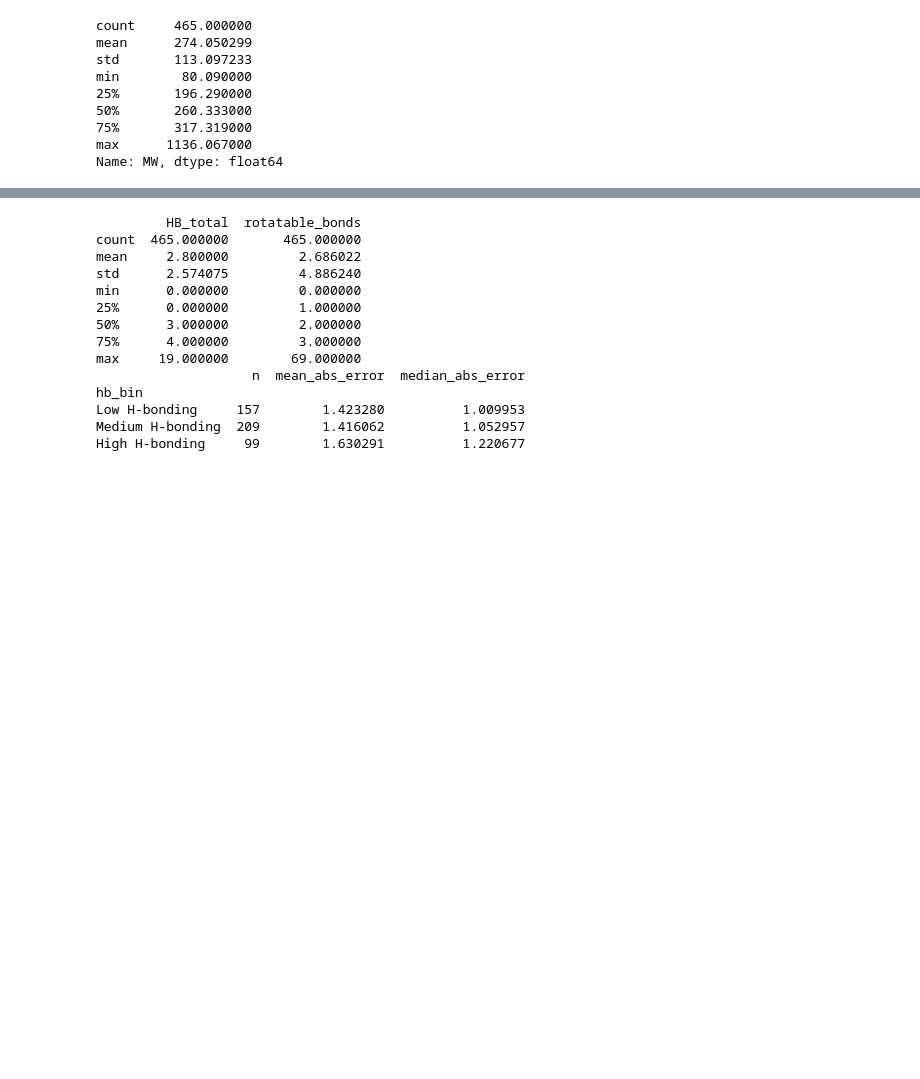
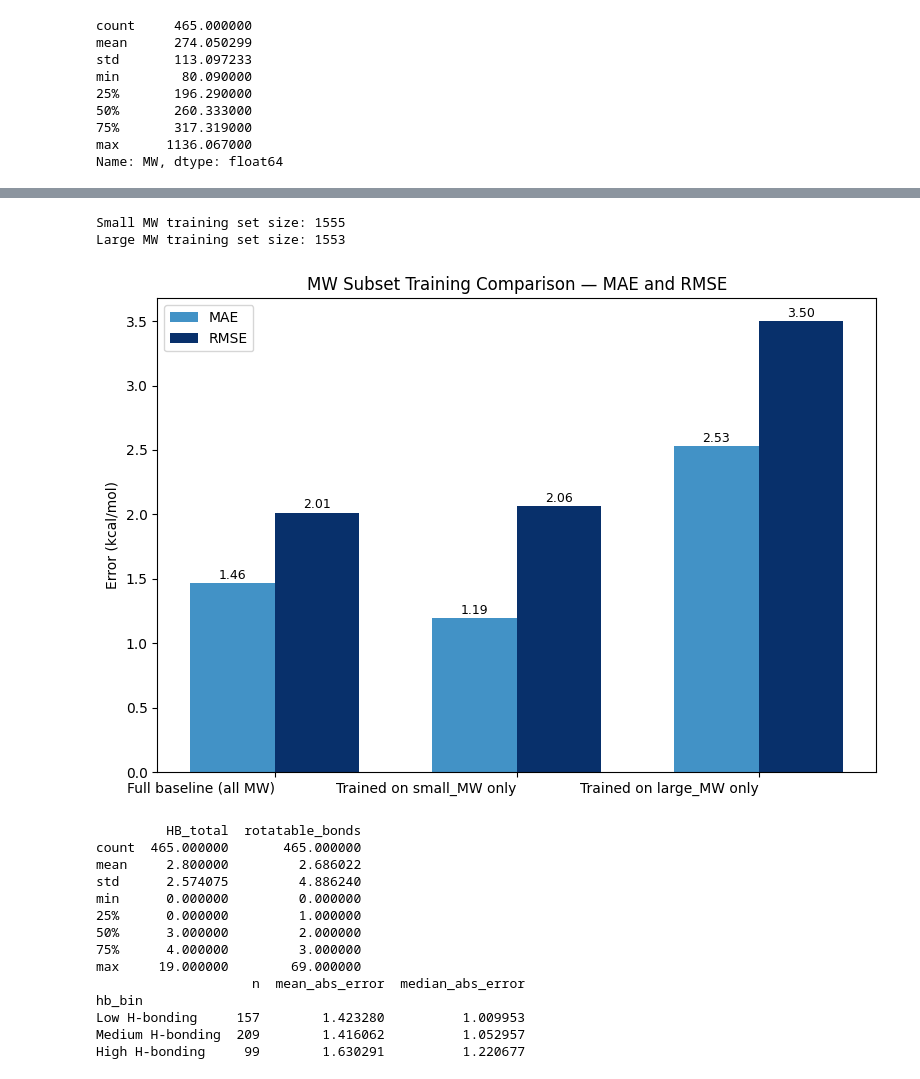
Before and after one commit to jcolivier191/JC-OLIVIER-FYP, a Jupyter notebook: 04_subquestions_dHfus.ipynb, the cells around one changed output, grey strips where cells are left out. Saved outputs shown, nothing was run; the diff lists cells and outputs as text; code cells hidden in the pictures; blank space fills up the shorter version.

```diff
--- a/04_subquestions_dHfus.ipynb
+++ b/04_subquestions_dHfus.ipynb
@@ -44,6 +84,16 @@ plt.show()
 # %%
-#BINS BASED ON TERTILES OF THE ACTUAL TEST-SET MW DISTRIBUTION, NOT ARBITRARY ROUND NUMBERS
-mw_bins = baseline_predictions["MW"].quantile([0, 1/3, 2/3, 1]).values
+#THE CODE BELOW DOES NOT PREIDCT ANYTHING NEW. IT SIMPLY TAKES THE COMPLETE BASELINE PREDICTIONS ALONG WITH TRUE VALUES AND CORRESPONDING ERROR,
+#BEFORE BINNING BASED ON MW AND PLOTTING TO INVESTIGATE WHETHER THERE IS A TREND BETWEEN MW AND ERROR.
+#BINS BASED ON TERTILES OF THE ACTUAL TEST-SET MW DISTRIBUTION
+
+#CHECKING TO SEE HOW MANY MOLECULES FALL INTO EACH LIPINSKI CATEGORY
+#THE CATAGORIES ARE HIGHLY UNBALANCED, THEREFORE A DIFFERENT BINNING STRATEGY MUST BE USED.
+lipinski_bins = [0, 300, 500, 1000, np.inf]
+lipinski_labels = ["Lead-like (<300)", "Drug-like (300-500)", "Extended (500-1000)", ">1000"]
+baseline_predictions["mw_lipinski_bin"] = pd.cut(baseline_predictions["MW"], bins=lipinski_bins, labels=lipinski_labels)
+print(baseline_predictions["mw_lipinski_bin"].value_counts())
+
+mw_bins = baseline_predictions["MW"].quantile([0, 1/3, 2/3, 1]).values      #SPLITS THE BASELINE PREDICTION DATA INTO 3 BINS BASED ON MW
 mw_labels = ["Small MW", "Medium MW", "Large MW"]
 baseline_predictions["mw_bin"] = pd.cut(baseline_predictions["MW"], bins=mw_bins, labels=mw_labels, include_lowest=True)
 
@@ -56,7 +106,7 @@ mw_error_table = baseline_predictions.groupby("mw_bin", observed=True).agg(
 )
 print(mw_error_table)
 
-#SCATTER OF ERROR VS MW, CONTINUOUS TREND — MORE INFORMATIVE THAN BINNED BARS ALONE
+#SCATTER OF ERROR VS MW, CONTINUOUS TREND
 fig, ax = plt.subplots(figsize=(8, 5))
 ax.scatter(baseline_predictions["MW"], baseline_predictions["abs_error"], alpha=0.5, s=20, edgecolor="none")
 slope, intercept = np.polyfit(baseline_predictions["MW"], baseline_predictions["abs_error"], 1)
@@ -201 +336,34 @@ c:\Users\Jaco Olivier\AppData\Local\Python\pythoncore-3.14-64\Lib\site-packages\
+# %%
+
+print(f"Small MW training set size: {len(small_data)}")
+print(f"Large MW training set size: {len(large_data)}")
+
+#BAR CHART COMPARING MAE AND RMSE ACROSS THE THREE MODELS: FULL BASELINE, SMALL-MW-ONLY, LARGE-MW-ONLY
+fig, ax = plt.subplots(figsize=(8, 5.5))
+
+x = np.arange(len(mw_comparison_df))
+width = 0.35
+
+bars_mae = ax.bar(x - width/2, mw_comparison_df["MAE"], width, label="MAE", color="#4292c6")
+bars_rmse = ax.bar(x + width/2, mw_comparison_df["RMSE"], width, label="RMSE", color="#08306b")
+
+#ANNOTATE EACH BAR WITH ITS EXACT VALUE FOR EASY READING
+for bars in [bars_mae, bars_rmse]:
+    for bar in bars:
+        height = bar.get_height()
+        ax.annotate(f"{height:.2f}", xy=(bar.get_x() + bar.get_width() / 2, height),
+                    xytext=(0, 3), textcoords="offset points", ha="center", fontsize=9)
+
+ax.set_xticks(x)
+ax.set_xticklabels(mw_comparison_df["Model"], rotation=0, ha="right")
+ax.set_ylabel("Error (kcal/mol)")
+ax.set_title("MW Subset Training Comparison — MAE and RMSE")
+ax.legend()
+plt.tight_layout()
+plt.savefig("plots_dHfus_MW_subset_comparison.png", dpi=150)
+plt.show()
+# %% [output]
+Small MW training set size: 1555
+Large MW training set size: 1553
+[figure, added]
 # %%
```
Also changed, not shown: parts of 8 cells of this notebook, 39 other files.
